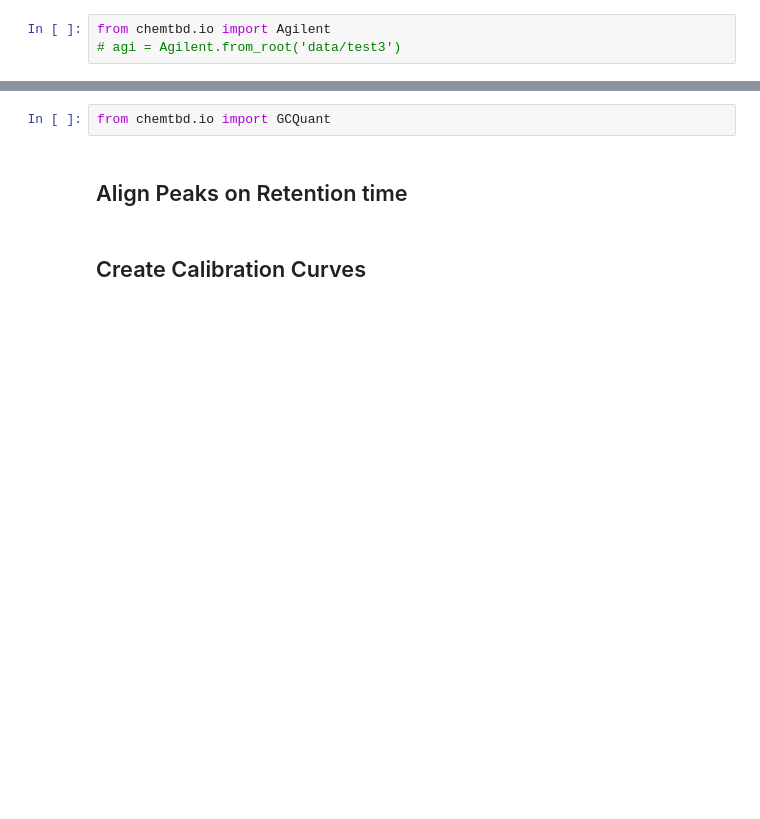
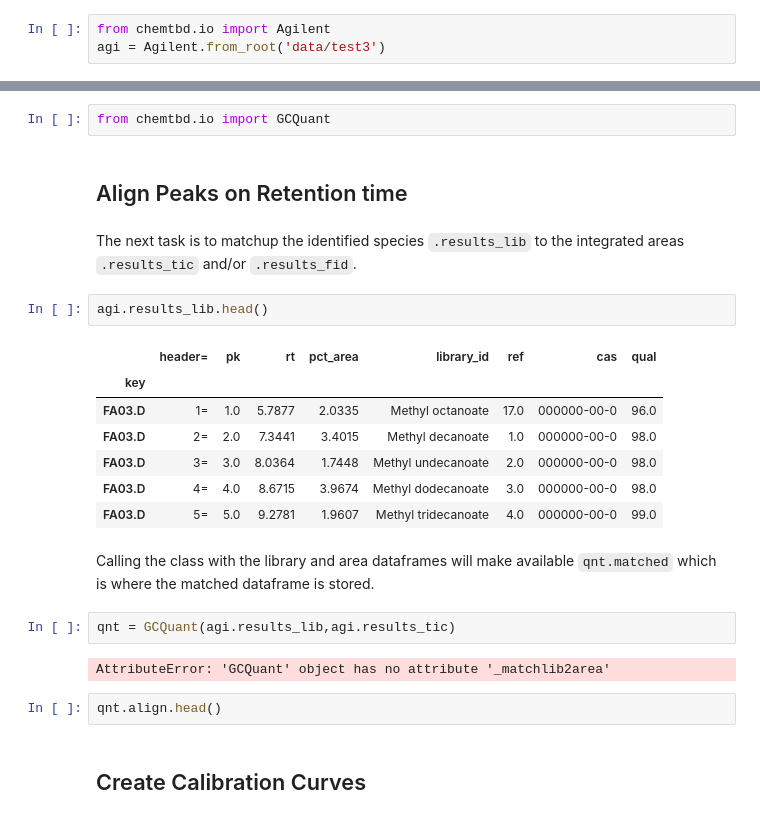
Before and after one commit to audere-labs/pyvalence, a Jupyter notebook: example_gcquant.ipynb, the cells around one changed output, grey strips where cells are left out. Drawn from its saved outputs; the diff is of its cells as text; blank space fills up the shorter version.

Commit message:
skeleton of gcquant and gcquant_methods

```diff
--- a/example_gcquant.ipynb
+++ b/example_gcquant.ipynb
@@ -17,13 +17,33 @@ dfdss
 The first thing to do is get your GC data into a dataframe. Below is an example of how this is done with the Agilent class. For a full description of the class look [here](https://github.com/blakeboswell/chemtbd/blob/master/example.ipynb).
 # %%
 from chemtbd.io import Agilent
-# agi = Agilent.from_root('data/test3')
+agi = Agilent.from_root('data/test3')
 # %% [markdown]
 Now import the GCQuant class:
 # %%
 from chemtbd.io import GCQuant
 # %% [markdown]
 ## Align Peaks on Retention time
+# %% [markdown]
+The next task is to matchup the identified species `.results_lib` to the integrated areas `.results_tic` and/or `.results_fid`.
+# %%
+agi.results_lib.head()
+# %% [output]
+|  | header= | pk | rt | pct_area | library_id | ref | cas | qual |
+| key |  |  |  |  |  |  |  |  |
+| FA03.D | 1= | 1.0 | 5.7877 | 2.0335 | Methyl octanoate | 17.0 | 000000-00-0 | 96.0 |
+| FA03.D | 2= | 2.0 | 7.3441 | 3.4015 | Methyl decanoate | 1.0 | 000000-00-0 | 98.0 |
+| FA03.D | 3= | 3.0 | 8.0364 | 1.7448 | Methyl undecanoate | 2.0 | 000000-00-0 | 98.0 |
+| FA03.D | 4= | 4.0 | 8.6715 | 3.9674 | Methyl dodecanoate | 3.0 | 000000-00-0 | 98.0 |
+| FA03.D | 5= | 5.0 | 9.2781 | 1.9607 | Methyl tridecanoate | 4.0 | 000000-00-0 | 99.0 |
+# %% [markdown]
+Calling the class with the library and area dataframes will make available `qnt.matched` which is where the matched dataframe is stored.
+# %%
+qnt = GCQuant(agi.results_lib,agi.results_tic)
+# %% [output]
+AttributeError: 'GCQuant' object has no attribute '_matchlib2area'
+# %%
+qnt.align.head()
 # %% [markdown]
 ## Create Calibration Curves
 # %% [markdown]
```
Also changed, not shown: 5 other files.
